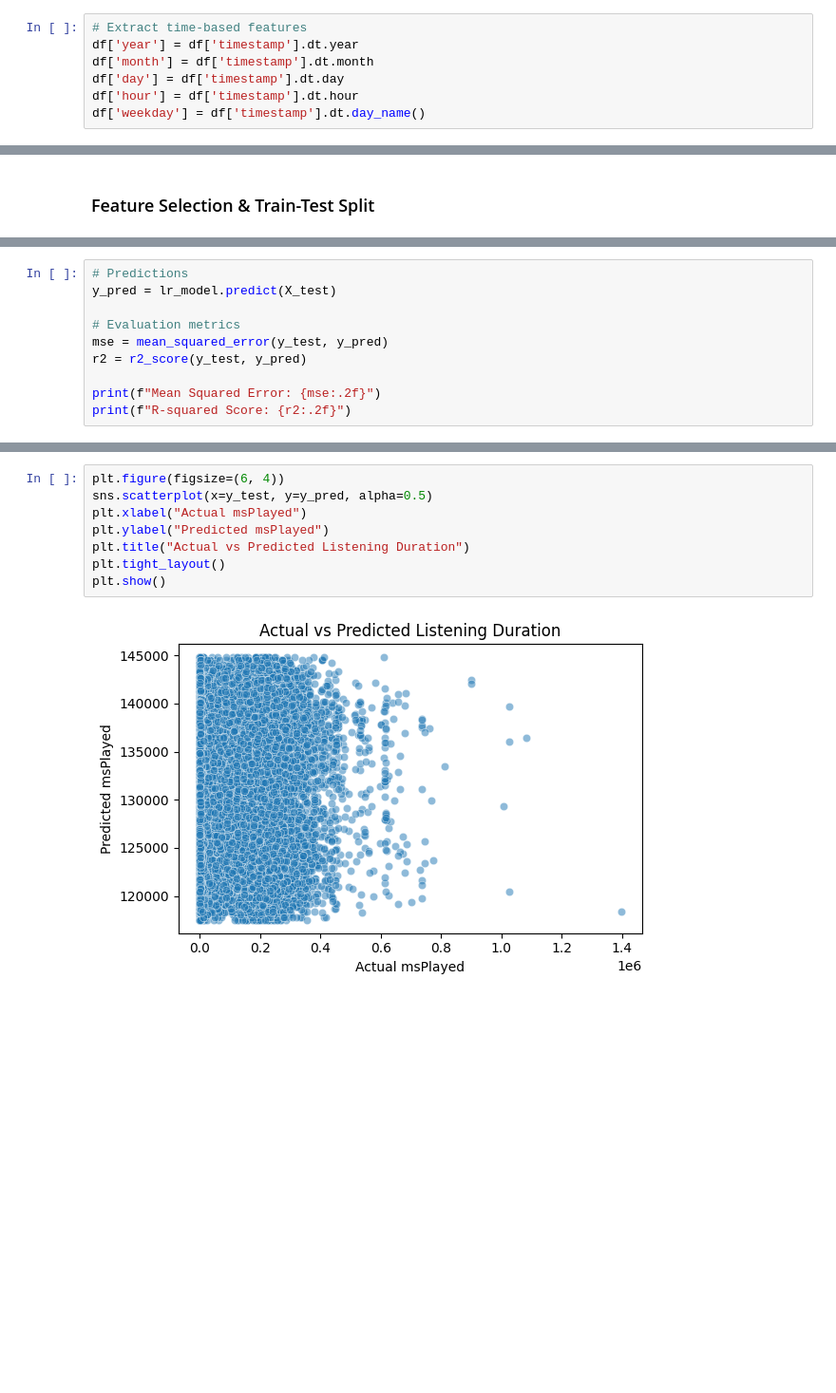
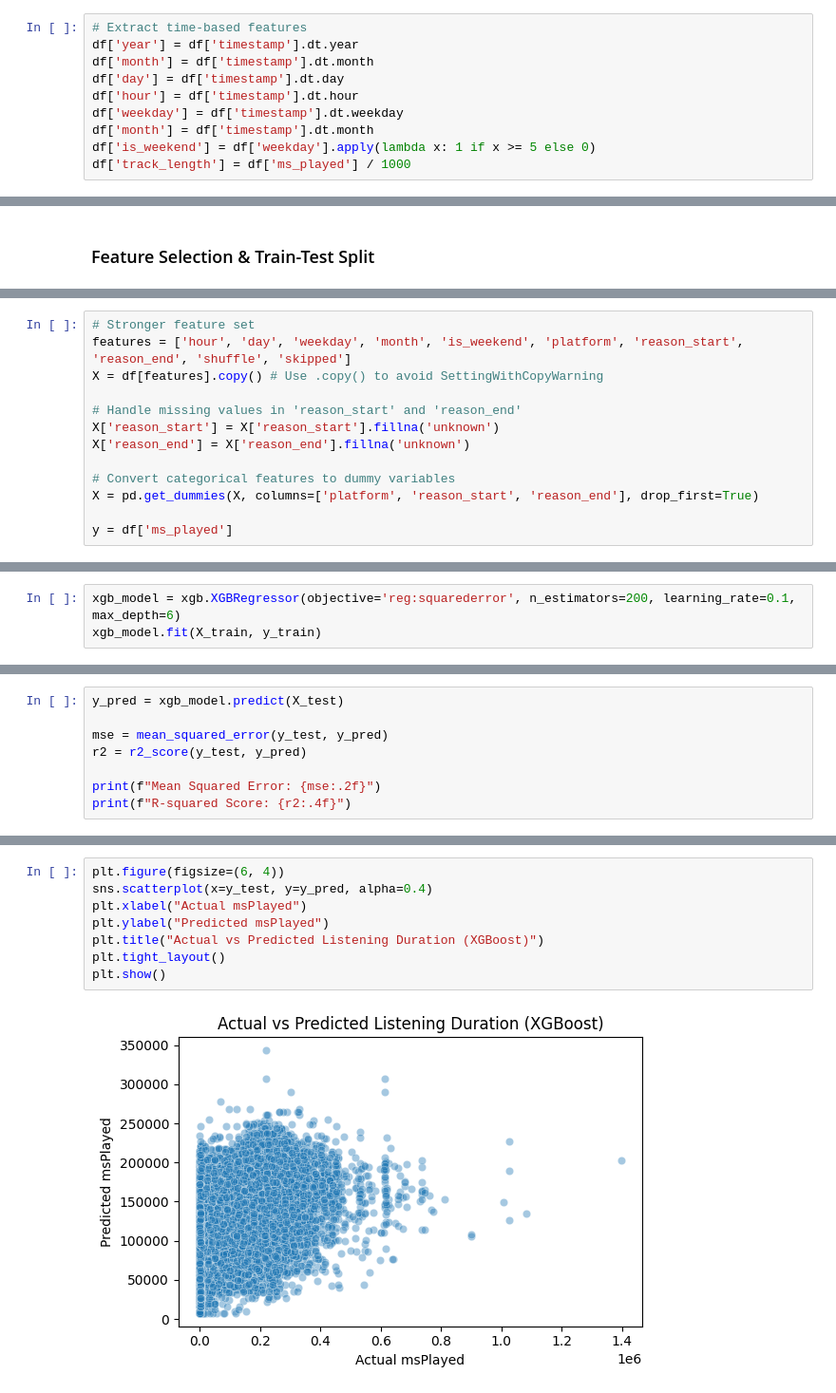
Before and after one commit to Sujoy-004/spotify-global-analysis, a Jupyter notebook: spotify.ipynb, the cells around one changed output, grey strips where cells are left out. Shown: that part at 95% size. Drawn from its saved outputs; the diff is of its cells as text; blank space fills up the shorter version.

```diff
--- a/spotify.ipynb
+++ b/spotify.ipynb
@@ -224,7 +256,10 @@ df['year'] = df['timestamp'].dt.year
 df['month'] = df['timestamp'].dt.month
 df['day'] = df['timestamp'].dt.day
 df['hour'] = df['timestamp'].dt.hour
-df['weekday'] = df['timestamp'].dt.day_name()
+df['weekday'] = df['timestamp'].dt.weekday
+df['month'] = df['timestamp'].dt.month
+df['is_weekend'] = df['weekday'].apply(lambda x: 1 if x >= 5 else 0)
+df['track_length'] = df['ms_played'] / 1000
 # %%
 # Convert milliseconds played to minutes
 df['duration_minutes'] = df['ms_played'] / (1000 * 60)
@@ -324,0 +361,13 @@ LinearRegression()
+# %%
+# Stronger feature set
+features = ['hour', 'day', 'weekday', 'month', 'is_weekend', 'platform', 'reason_start', 'reason_end', 'shuffle', 'skipped']
+X = df[features].copy() # Use .copy() to avoid SettingWithCopyWarning
+
+# Handle missing values in 'reason_start' and 'reason_end'
+X['reason_start'] = X['reason_start'].fillna('unknown')
+X['reason_end'] = X['reason_end'].fillna('unknown')
+
+# Convert categorical features to dummy variables
+X = pd.get_dummies(X, columns=['platform', 'reason_start', 'reason_end'], drop_first=True)
+
+y = df['ms_played']
@@ -324,0 +380,3 @@ LinearRegression()
+# %%
+xgb_model = xgb.XGBRegressor(objective='reg:squarederror', n_estimators=200, learning_rate=0.1, max_depth=6)
+xgb_model.fit(X_train, y_train)
@@ -325,11 +397,9 @@ LinearRegression()
 # %%
-# Predictions
-y_pred = lr_model.predict(X_test)
+y_pred = xgb_model.predict(X_test)
 
-# Evaluation metrics
 mse = mean_squared_error(y_test, y_pred)
 r2 = r2_score(y_test, y_pred)
 
 print(f"Mean Squared Error: {mse:.2f}")
-print(f"R-squared Score: {r2:.2f}")
+print(f"R-squared Score: {r2:.4f}")
 # %% [output]
@@ -338,10 +410,10 @@ R-squared Score: 0.00
 # %%
 plt.figure(figsize=(6, 4))
-sns.scatterplot(x=y_test, y=y_pred, alpha=0.5)
+sns.scatterplot(x=y_test, y=y_pred, alpha=0.4)
 plt.xlabel("Actual msPlayed")
 plt.ylabel("Predicted msPlayed")
-plt.title("Actual vs Predicted Listening Duration")
+plt.title("Actual vs Predicted Listening Duration (XGBoost)")
 plt.tight_layout()
 plt.show()
 # %% [output]
-[figure, old version]
+[figure, new version]
```
Also changed, not shown: parts of 23 cells of this notebook.
